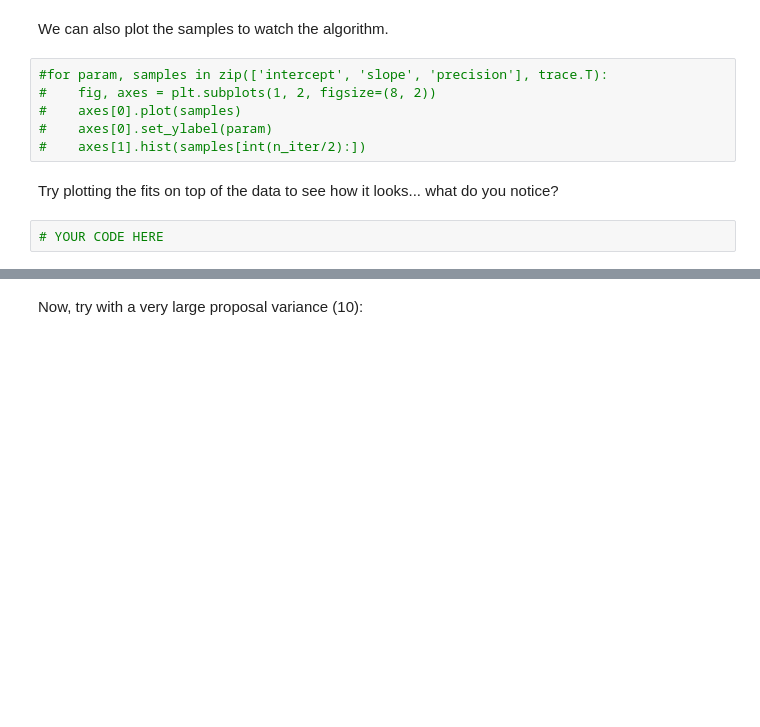
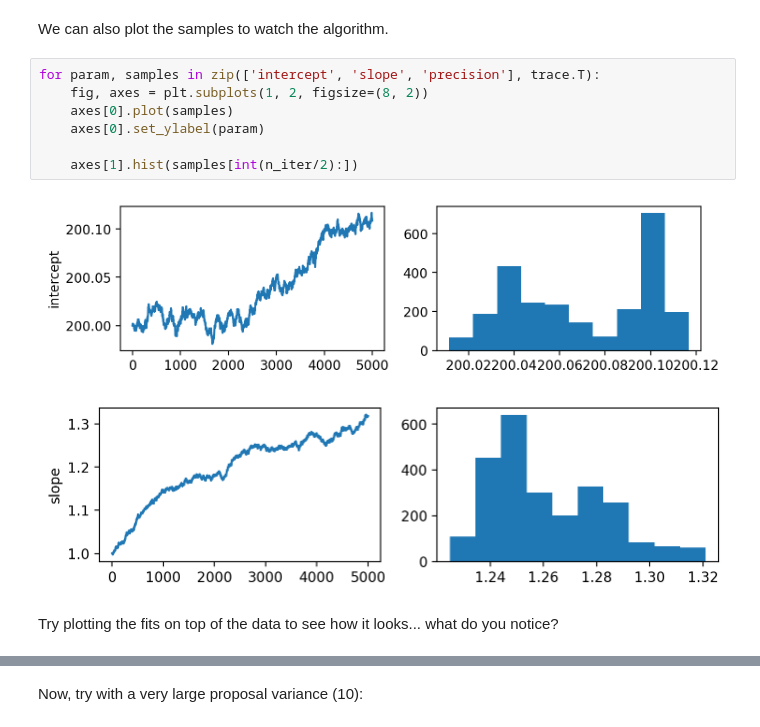
Before and after one commit to abbystokes/Big-Data-in-Astro, a Jupyter notebook: Week 4/lecture06.ipynb, the cells around one changed output, grey strips where cells are left out. Saved outputs shown, nothing was run; the diff lists cells and outputs as text; blank space fills up the shorter version.

```diff
--- a/Week 4/lecture06.ipynb
+++ b/Week 4/lecture06.ipynb
@@ -674,12 +726,14 @@ We can see that the acceptance rate is way too high... why?!
 # %% [markdown]
 We can also plot the samples to watch the algorithm.
 # %%
-#for param, samples in zip(['intercept', 'slope', 'precision'], trace.T):
-#    fig, axes = plt.subplots(1, 2, figsize=(8, 2))
-#    axes[0].plot(samples)
-#    axes[0].set_ylabel(param)
-#    axes[1].hist(samples[int(n_iter/2):])
+for param, samples in zip(['intercept', 'slope', 'precision'], trace.T):
+    fig, axes = plt.subplots(1, 2, figsize=(8, 2))
+    axes[0].plot(samples)
+    axes[0].set_ylabel(param)
+
+    axes[1].hist(samples[int(n_iter/2):])
+# %% [output]
+[figure, added]
+[figure, added]
 # %% [markdown]
 Try plotting the fits on top of the data to see how it looks... what do you notice?
-# %%
-# YOUR CODE HERE
```
Also changed, not shown: parts of 21 cells of this notebook, 19 other files.
